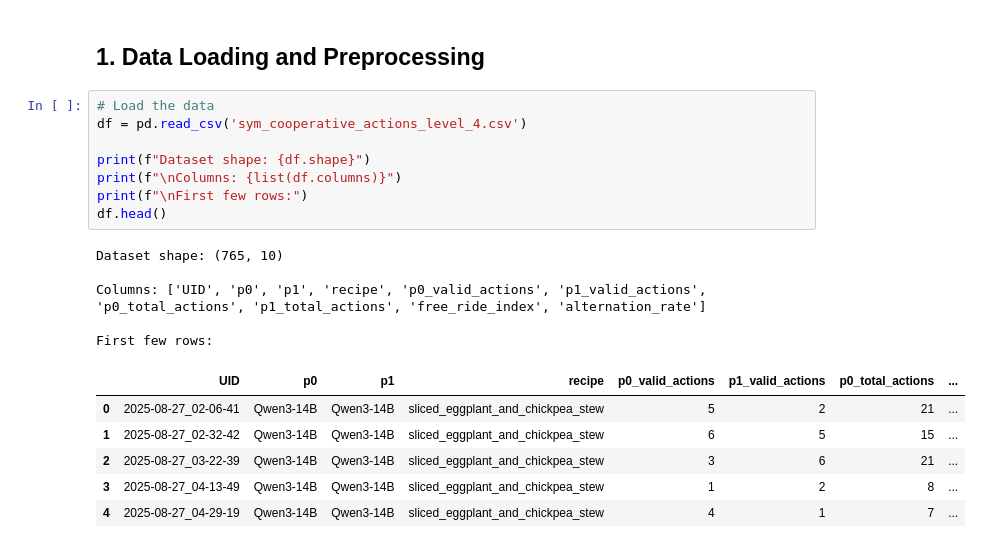
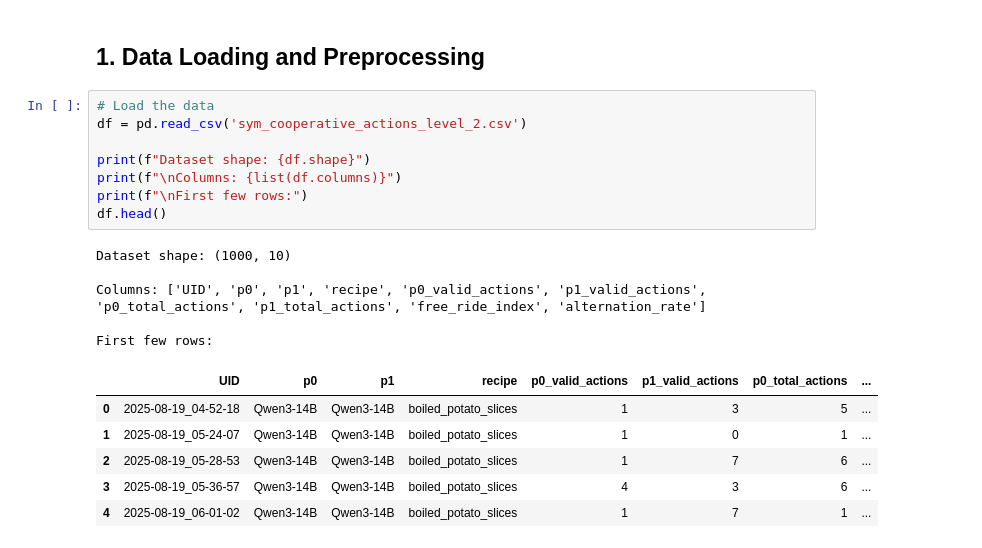
Before and after one commit to marimeireles/Collab-Overcooked, a Jupyter notebook: analysis/coordination_analysis.ipynb, the cells around one changed output. Cells and saved outputs as stored; diff of their text form.

```diff
--- a/analysis/coordination_analysis.ipynb
+++ b/analysis/coordination_analysis.ipynb
@@ -25,24 +25,24 @@ plt.rcParams['axes.labelsize'] = 12
 ## 1. Data Loading and Preprocessing
 # %%
 # Load the data
-df = pd.read_csv('sym_cooperative_actions_level_4.csv')
+df = pd.read_csv('sym_cooperative_actions_level_2.csv')
 
 print(f"Dataset shape: {df.shape}")
 print(f"\nColumns: {list(df.columns)}")
 print(f"\nFirst few rows:")
 df.head()
 # %% [output]
-Dataset shape: (765, 10)
+Dataset shape: (1000, 10)
 
 Columns: ['UID', 'p0', 'p1', 'recipe', 'p0_valid_actions', 'p1_valid_actions', 'p0_total_actions', 'p1_total_actions', 'free_ride_index', 'alternation_rate']
 
 First few rows:
 |  | UID | p0 | p1 | recipe | p0_valid_actions | p1_valid_actions | p0_total_actions | ... |
-| 0 | 2025-08-27_02-06-41 | Qwen3-14B | Qwen3-14B | sliced_eggplant_and_chickpea_stew | 5 | 2 | 21 | ... |
-| 1 | 2025-08-27_02-32-42 | Qwen3-14B | Qwen3-14B | sliced_eggplant_and_chickpea_stew | 6 | 5 | 15 | ... |
-| 2 | 2025-08-27_03-22-39 | Qwen3-14B | Qwen3-14B | sliced_eggplant_and_chickpea_stew | 3 | 6 | 21 | ... |
-| 3 | 2025-08-27_04-13-49 | Qwen3-14B | Qwen3-14B | sliced_eggplant_and_chickpea_stew | 1 | 2 | 8 | ... |
-| 4 | 2025-08-27_04-29-19 | Qwen3-14B | Qwen3-14B | sliced_eggplant_and_chickpea_stew | 4 | 1 | 7 | ... |
+| 0 | 2025-08-19_04-52-18 | Qwen3-14B | Qwen3-14B | boiled_potato_slices | 1 | 3 | 5 | ... |
+| 1 | 2025-08-19_05-24-07 | Qwen3-14B | Qwen3-14B | boiled_potato_slices | 1 | 0 | 1 | ... |
+| 2 | 2025-08-19_05-28-53 | Qwen3-14B | Qwen3-14B | boiled_potato_slices | 1 | 7 | 6 | ... |
+| 3 | 2025-08-19_05-36-57 | Qwen3-14B | Qwen3-14B | boiled_potato_slices | 4 | 3 | 6 | ... |
+| 4 | 2025-08-19_06-01-02 | Qwen3-14B | Qwen3-14B | boiled_potato_slices | 1 | 7 | 1 | ... |
 # %%
 # Self-contained analysis & visualization for cooperation metrics
 #
```
Also changed, not shown: parts of 8 cells of this notebook, 7 other files.
